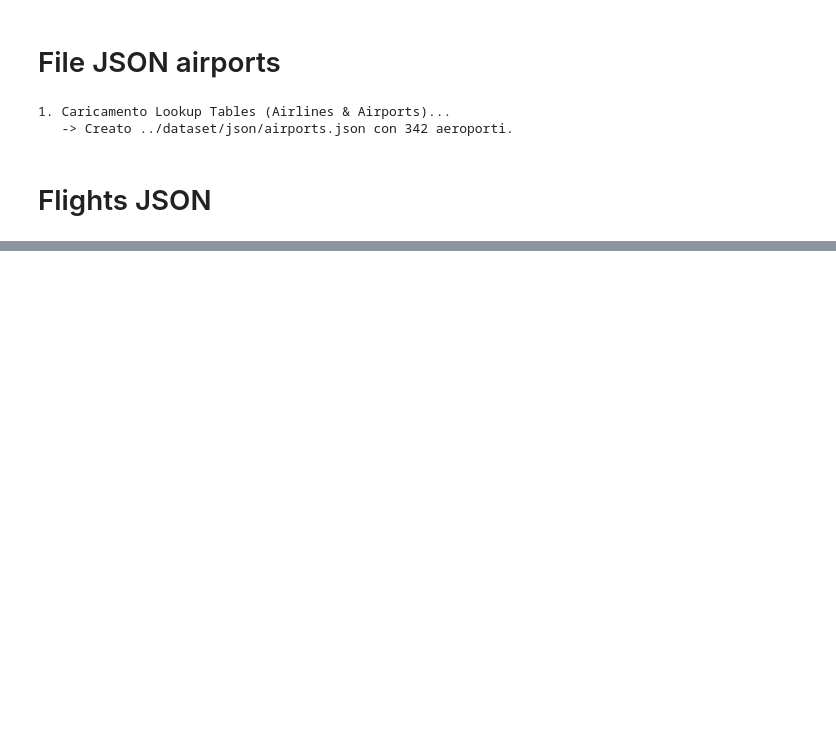
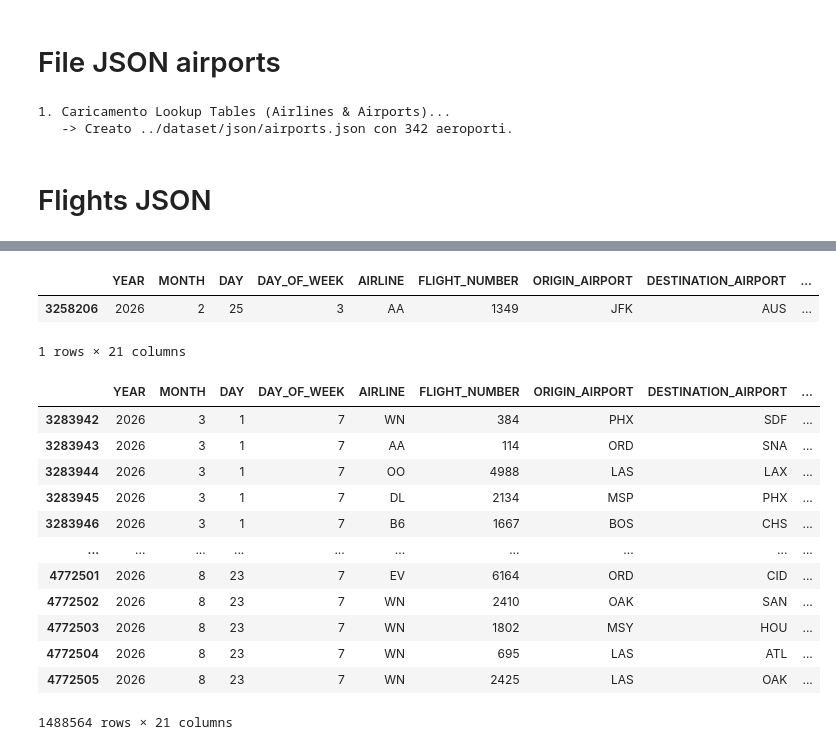
Before and after one commit to lorenzo-marranini/SkyGraphProject, a Jupyter notebook: python/data-exploration.ipynb, the cells around one changed output, grey strips where cells are left out. Cells and saved outputs as stored; diff of their text form; code cells hidden in the pictures; blank space fills up the shorter version.

```diff
--- a/python/data-exploration.ipynb
+++ b/python/data-exploration.ipynb
@@ -258,0 +389,22 @@ print(f"\n   -> Completato! Creato {OUTPUT_FLIGHTS} con {count} documenti.")
+# %%
+flights.query("ORIGIN_AIRPORT == 'JFK' and DESTINATION_AIRPORT == 'AUS' and YEAR == 2026 and MONTH == 2 and DAY == 25")
+# %% [output]
+|  | YEAR | MONTH | DAY | DAY_OF_WEEK | AIRLINE | FLIGHT_NUMBER | ORIGIN_AIRPORT | DESTINATION_AIRPORT | ... |
+| 3258206 | 2026 | 2 | 25 | 3 | AA | 1349 | JFK | AUS | ... |
+1 rows × 21 columns
+# %%
+flights.query("YEAR == 2026 and MONTH > 2")
+# %% [output]
+|  | YEAR | MONTH | DAY | DAY_OF_WEEK | AIRLINE | FLIGHT_NUMBER | ORIGIN_AIRPORT | DESTINATION_AIRPORT | ... |
+| 3283942 | 2026 | 3 | 1 | 7 | WN | 384 | PHX | SDF | ... |
+| 3283943 | 2026 | 3 | 1 | 7 | AA | 114 | ORD | SNA | ... |
+| 3283944 | 2026 | 3 | 1 | 7 | OO | 4988 | LAS | LAX | ... |
+| 3283945 | 2026 | 3 | 1 | 7 | DL | 2134 | MSP | PHX | ... |
+| 3283946 | 2026 | 3 | 1 | 7 | B6 | 1667 | BOS | CHS | ... |
+| ... | ... | ... | ... | ... | ... | ... | ... | ... | ... |
+| 4772501 | 2026 | 8 | 23 | 7 | EV | 6164 | ORD | CID | ... |
+| 4772502 | 2026 | 8 | 23 | 7 | WN | 2410 | OAK | SAN | ... |
+| 4772503 | 2026 | 8 | 23 | 7 | WN | 1802 | MSY | HOU | ... |
+| 4772504 | 2026 | 8 | 23 | 7 | WN | 695 | LAS | ATL | ... |
+| 4772505 | 2026 | 8 | 23 | 7 | WN | 2425 | LAS | OAK | ... |
+1488564 rows × 21 columns
```
Also changed, not shown: parts of 21 cells of this notebook, 2 other files.
